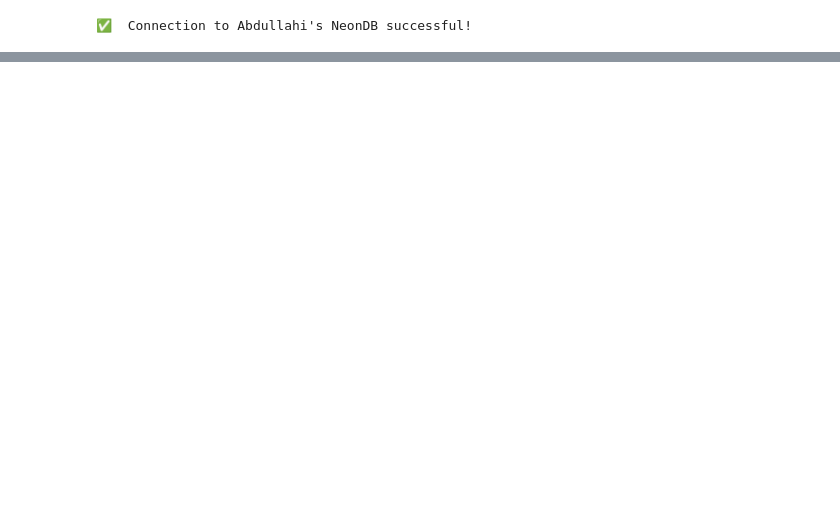
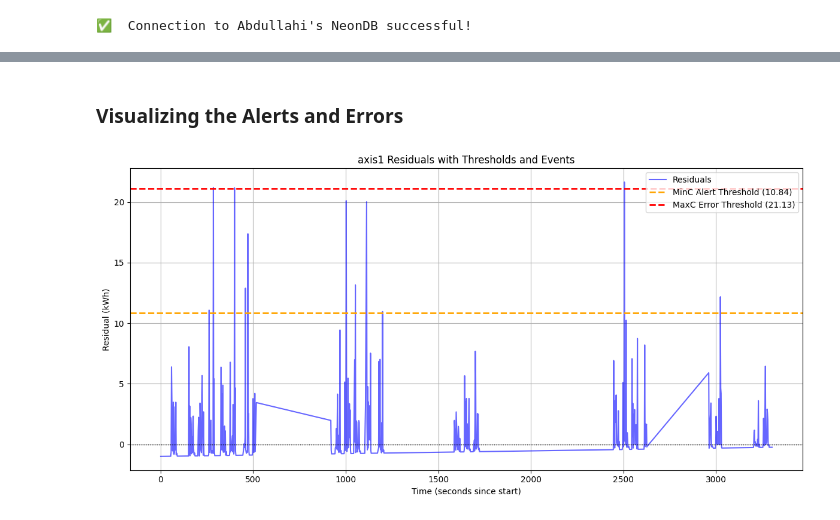
Before and after one commit to abdullahiabdirizak32-hub/PracticalLab1, a Jupyter notebook: lab1.ipynb, the cells around one changed output, grey strips where cells are left out. Cells and saved outputs as stored; diff of their text form; code cells hidden in the pictures; blank space fills up the shorter version.

```diff
--- a/lab1.ipynb
+++ b/lab1.ipynb
@@ -72,0 +366,11 @@ print(training_df.head())
+# %%
+models_df = pd.read_csv("./data/models_summary.csv")
+axes = [f"axis{i}" for i in range(1, 9)]
+
+for _, row in models_df.iterrows():
+    ax = row["axis"]
+    slope = float(row["slope"])
+    intercept = float(row["intercept"])
+
+    df_s[f"{ax}_pred"] = df_s["t_seconds"] * slope + intercept
+    df_s[f"{ax}_resid"] = df_s[ax] - df_s[f"{ax}_pred"]
@@ -72,0 +379,8 @@ print(training_df.head())
+# %%
+median_delta = df["time"].diff().dt.total_seconds().median()
+print("median sampling delta (s)", median_delta)
+
+import math
+T_seconds = 1 * median_delta
+T_samples = max(1, math.ceil(T_seconds / median_delta))
+print("T_seconds:", float(T_seconds), "T_samples:", T_samples)
@@ -72,0 +437,42 @@ print(training_df.head())
+# %% [markdown]
+### Visualizing the Alerts and Errors
+# %%
+import matplotlib.pyplot as plt
+
+# Choose an axis to visualize
+ax = "axis1"
+t_seconds = df["t_seconds"]
+resid = df[f"{ax}_resid"]
+
+# Get thresholds from your thresholds_df
+row = thresholds_df[thresholds_df["axis"] == ax].iloc[0]
+MinC = row["MinC_95pct"]
+MaxC = row["MaxC_99pct"]
+
+# Plot residuals
+plt.figure(figsize=(12, 6))
+plt.plot(t_seconds, resid, label="Residuals", color="blue", alpha=0.6)
+
+# Plot threshold lines
+plt.axhline(MinC, color="orange", linestyle="--", linewidth=2, label=f"MinC Alert Threshold ({MinC:.2f})")
+plt.axhline(MaxC, color="red", linestyle="--", linewidth=2, label=f"MaxC Error Threshold ({MaxC:.2f})")
+plt.axhline(0, color="black", linestyle="dotted", linewidth=1)
+
+# Overlay alert/error spans
+for _, event in events_df[events_df["axis"] == ax].iterrows():
+    color = "orange" if event["type"] == "Alert" else "red"
+    plt.axvspan(
+        (pd.to_datetime(event["start_time"]) - t0).total_seconds(),
+        (pd.to_datetime(event["end_time"]) - t0).total_seconds(),
+        color=color, alpha=0.3, label=event["type"]
+    )
+
+plt.title(f"{ax} Residuals with Thresholds and Events")
+plt.xlabel("Time (seconds since start)")
+plt.ylabel("Residual (kWh)")
+plt.legend(loc="upper right")
+plt.grid(True)
+plt.tight_layout()
+plt.show()
+# %% [output]
+[figure, added]
```
Also changed, not shown: parts of 35 cells of this notebook, 10 other files.
